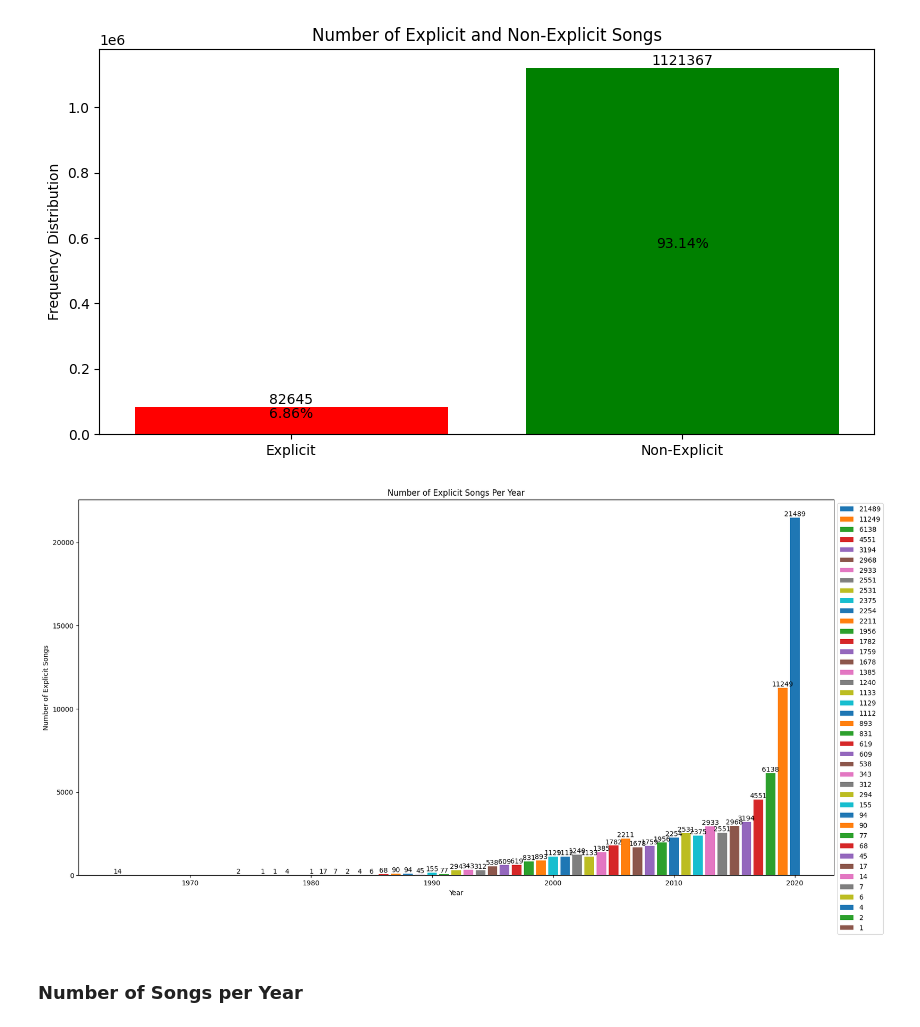
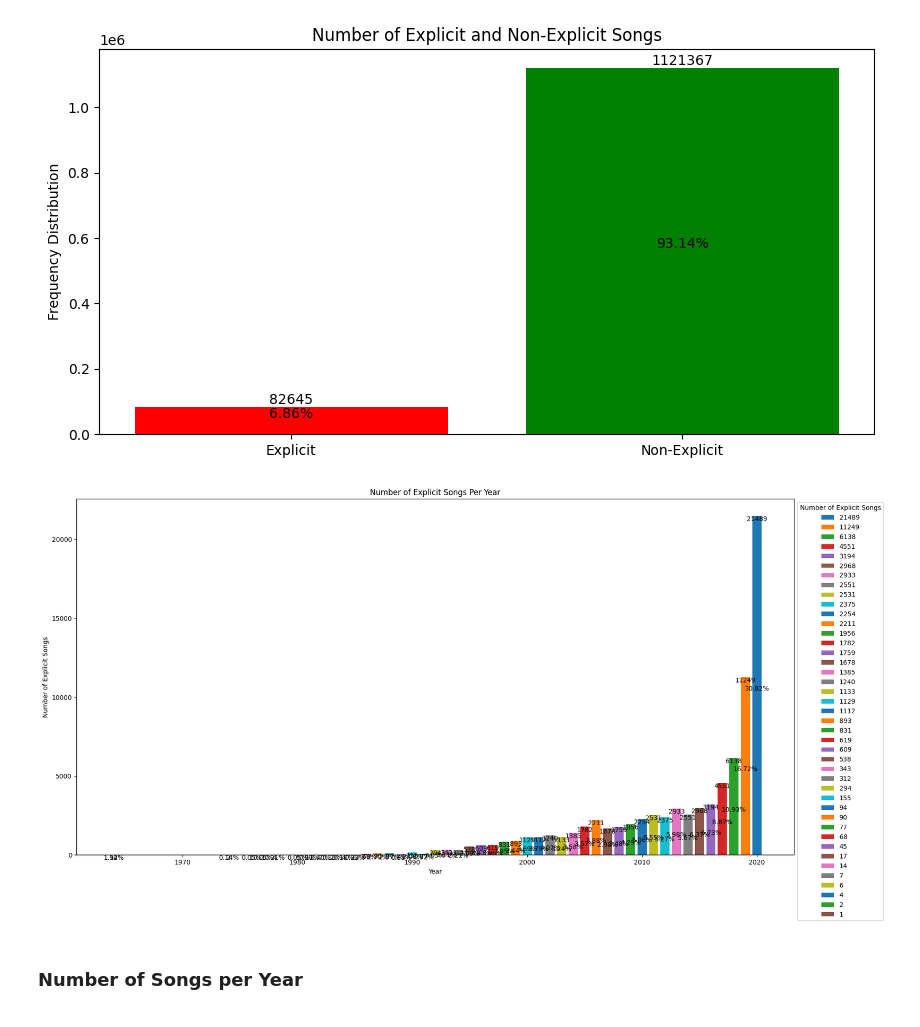
Before and after one commit to avamirm/Investigation-Using-PySpark, a Jupyter notebook: Spotify/spotify.ipynb, the cells around one changed output. Drawn from its saved outputs; the diff is of its cells as text; code cells hidden in the pictures.

Commit message:
Add some analysis to the spotify file

```diff
--- a/Spotify/spotify.ipynb
+++ b/Spotify/spotify.ipynb
@@ -196,32 +197,38 @@ explicit_song_distribution_plot()
 # %%
 def explicit_song_distribution_per_year_plot():
     explicit_songs_count = spotify_df.groupBy("explicit", "year").count().collect()
 
     explicit_songs = [row['count'] for row in explicit_songs_count if row['explicit'] == 1]
     years = [row['year'] for row in explicit_songs_count if row['explicit'] == 1]
 
     sorted_data = sorted(zip(explicit_songs, years), key=lambda x: x[0], reverse=True)
     sorted_explicit_songs, sorted_years = zip(*sorted_data)
 
     plt.figure(figsize=(20, 10))
 
     for i in range(len(sorted_years)):
         plt.bar(sorted_years[i], sorted_explicit_songs[i], label=f"{sorted_explicit_songs[i]}")
-        plt.text(sorted_years[i], sorted_explicit_songs[i], str(sorted_explicit_songs[i]), ha='center', va='bottom')
+        plt.text(sorted_years[i], sorted_explicit_songs[i], str(sorted_explicit_songs[i]), ha='center', va='top')
+        # percentage of explicit songs / total songs of that year
+        plt.text(sorted_years[i], sorted_explicit_songs[i] / 2, f"{sorted_explicit_songs[i] / spotify_df.filter(spotify_df['year'] == sorted_years[i]).count() * 100:.2f}%", ha = 'center', va = 'top')
+
 
     plt.xlabel("Year")
     plt.ylabel("Number of Explicit Songs")
     plt.title("Number of Explicit Songs Per Year")
 
     handles, labels = plt.gca().get_legend_handles_labels()
     by_label = dict(zip(labels, handles))
-    sorted_legend = sorted(by_label.items(), key=lambda item: int(item[0]), reverse=True)
-    plt.legend([handle for label, handle in sorted_legend], [label for label, handle in sorted_legend], loc='upper left', bbox_to_anchor=(1, 1))
+
+    sorted_legend = sorted(by_label.items() , key=lambda x: int(x[0]), reverse=True)
+    plt.legend([val for key, val in sorted_legend], [key for key, val in sorted_legend], title="Number of Explicit Songs",loc='upper left', bbox_to_anchor=(1,1))
+
+
     plt.show()
 
 explicit_song_distribution_per_year_plot()
 # %% [output]
-[figure, old version]
+[figure, new version]
 # %% [markdown]
 ### Number of Songs per Year
 # %%
```
Also changed, not shown: parts of 11 cells of this notebook, 2 other files.
